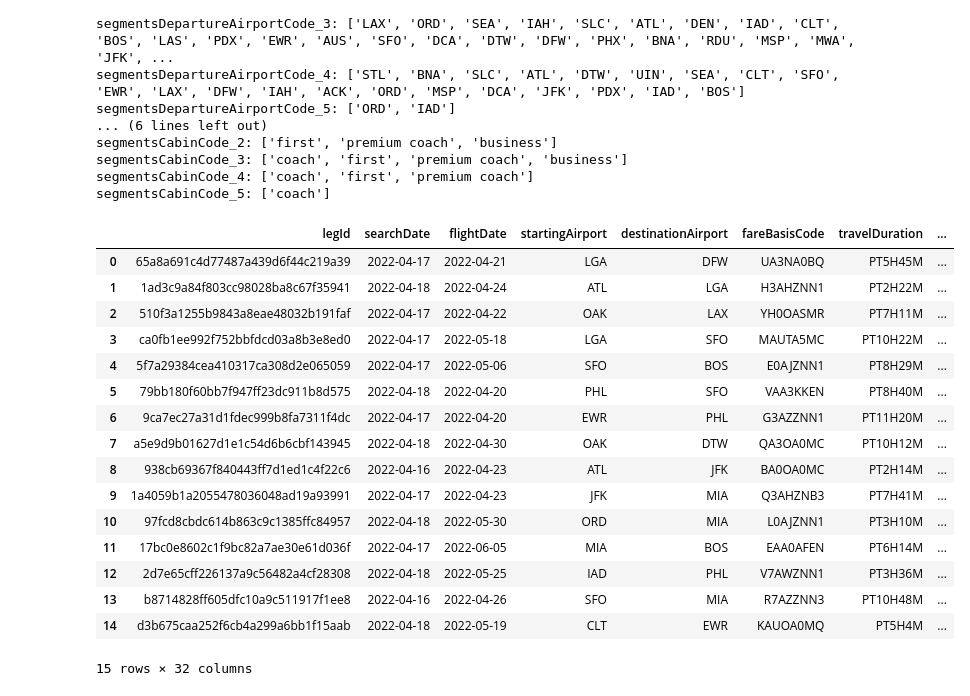
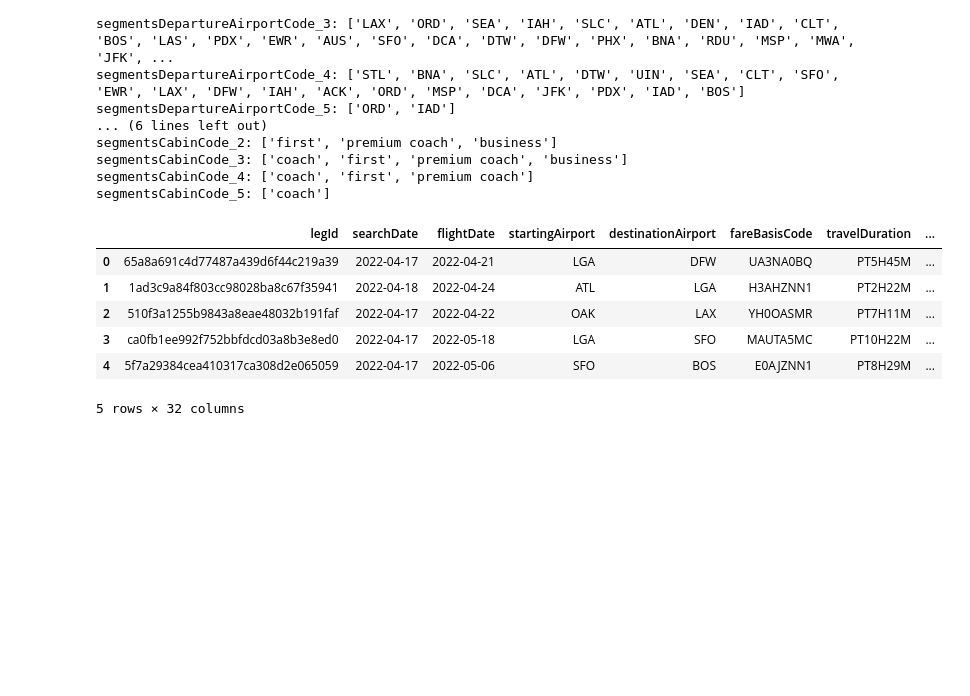
Before and after one commit to andreavreug/Airline-Fare-Prediction, a Jupyter notebook: Pricing_Analysis.ipynb, the cells around one changed output. Drawn from its saved outputs; the diff is of its cells as text; code cells hidden in the pictures; blank space fills up the shorter version.

```diff
--- a/Pricing_Analysis.ipynb
+++ b/Pricing_Analysis.ipynb
@@ -617,22 +617,12 @@ df['search_dayofweek'] = df['searchDate'].dt.dayofweek
 # classify if flight is on weekend (1) or weekday (0)
 df['is_weekend_flight'] = df['flight_dayofweek'].apply(lambda x: 1 if x in [5, 6] else 0)
 # %%
-df[:15]
+df.head()
 # %% [output]
 |  | legId | searchDate | flightDate | startingAirport | destinationAirport | fareBasisCode | travelDuration | ... |
 | 0 | 65a8a691c4d77487a439d6f44c219a39 | 2022-04-17 | 2022-04-21 | LGA | DFW | UA3NA0BQ | PT5H45M | ... |
 | 1 | 1ad3c9a84f803cc98028ba8c67f35941 | 2022-04-18 | 2022-04-24 | ATL | LGA | H3AHZNN1 | PT2H22M | ... |
 | 2 | 510f3a1255b9843a8eae48032b191faf | 2022-04-17 | 2022-04-22 | OAK | LAX | YH0OASMR | PT7H11M | ... |
 | 3 | ca0fb1ee992f752bbfdcd03a8b3e8ed0 | 2022-04-17 | 2022-05-18 | LGA | SFO | MAUTA5MC | PT10H22M | ... |
 | 4 | 5f7a29384cea410317ca308d2e065059 | 2022-04-17 | 2022-05-06 | SFO | BOS | E0AJZNN1 | PT8H29M | ... |
-| 5 | 79bb180f60bb7f947ff23dc911b8d575 | 2022-04-18 | 2022-04-20 | PHL | SFO | VAA3KKEN | PT8H40M | ... |
-| 6 | 9ca7ec27a31d1fdec999b8fa7311f4dc | 2022-04-17 | 2022-04-20 | EWR | PHL | G3AZZNN1 | PT11H20M | ... |
-| 7 | a5e9d9b01627d1e1c54d6b6cbf143945 | 2022-04-18 | 2022-04-30 | OAK | DTW | QA3OA0MC | PT10H12M | ... |
-| 8 | 938cb69367f840443ff7d1ed1c4f22c6 | 2022-04-16 | 2022-04-23 | ATL | JFK | BA0OA0MC | PT2H14M | ... |
-| 9 | 1a4059b1a2055478036048ad19a93991 | 2022-04-17 | 2022-04-23 | JFK | MIA | Q3AHZNB3 | PT7H41M | ... |
-| 10 | 97fcd8cbdc614b863c9c1385ffc84957 | 2022-04-18 | 2022-05-30 | ORD | MIA | L0AJZNN1 | PT3H10M | ... |
-| 11 | 17bc0e8602c1f9bc82a7ae30e61d036f | 2022-04-17 | 2022-06-05 | MIA | BOS | EAA0AFEN | PT6H14M | ... |
-| 12 | 2d7e65cff226137a9c56482a4cf28308 | 2022-04-18 | 2022-05-25 | IAD | PHL | V7AWZNN1 | PT3H36M | ... |
-| 13 | b8714828ff605dfc10a9c511917f1ee8 | 2022-04-16 | 2022-04-26 | SFO | MIA | R7AZZNN3 | PT10H48M | ... |
-| 14 | d3b675caa252f6cb4a299a6bb1f15aab | 2022-04-18 | 2022-05-19 | CLT | EWR | KAUOA0MQ | PT5H4M | ... |
-15 rows × 32 columns
+5 rows × 32 columns
```
Also changed, not shown: 1 other file.
